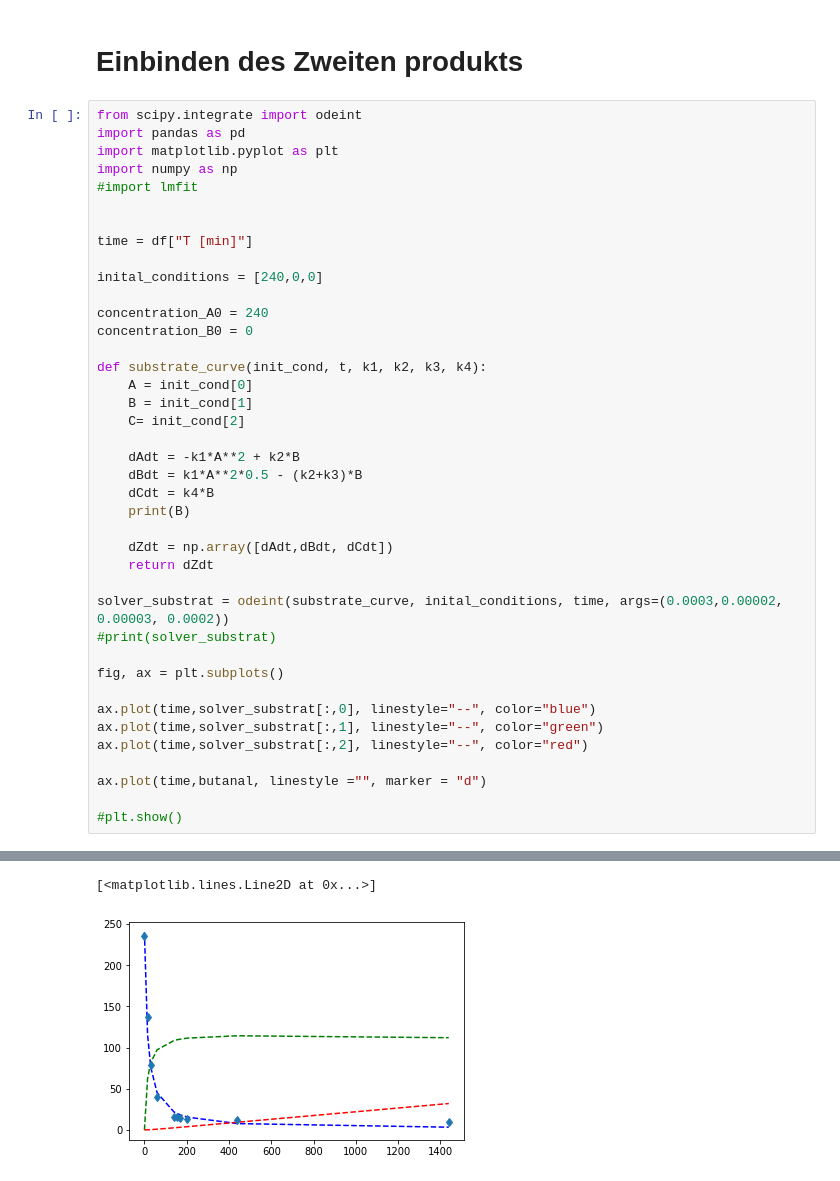
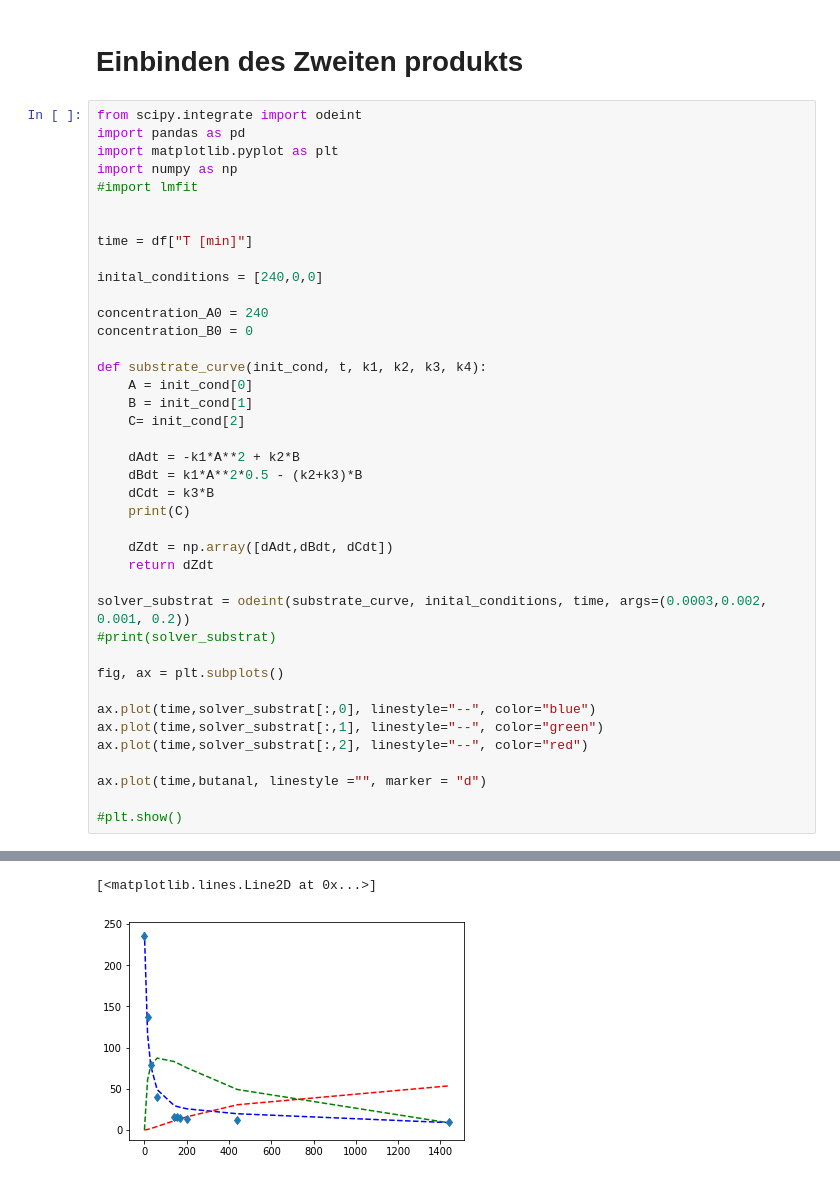
Before and after one commit to BioCatHub/wt_modeling, a Jupyter notebook: Drafts/lmfit_biocatalysis/JS_daten.ipynb, the cells around one changed output, grey strips where cells are left out. Cells and saved outputs as stored; diff of their text form.

```diff
--- a/Drafts/lmfit_biocatalysis/JS_daten.ipynb
+++ b/Drafts/lmfit_biocatalysis/JS_daten.ipynb
@@ -139,13 +139,13 @@ def substrate_curve(init_cond, t, k1, k2, k3, k4):
 
     dAdt = -k1*A**2 + k2*B
     dBdt = k1*A**2*0.5 - (k2+k3)*B
-    dCdt = k4*B
-    print(B)
+    dCdt = k3*B
+    print(C)
 
     dZdt = np.array([dAdt,dBdt, dCdt])
     return dZdt
 
-solver_substrat = odeint(substrate_curve, inital_conditions, time, args=(0.0003,0.00002, 0.00003, 0.0002))
+solver_substrat = odeint(substrate_curve, inital_conditions, time, args=(0.0003,0.002, 0.001, 0.2))
 #print(solver_substrat)
 
 fig, ax = plt.subplots()
@@ -178,2 +178,2 @@ ax.plot(time,butanal, linestyle ="", marker = "d")
 [<matplotlib.lines.Line2D at 0x...>]
-[figure, old version]
+[figure, new version]
```
Also changed, not shown: parts of 2 cells of this notebook.
